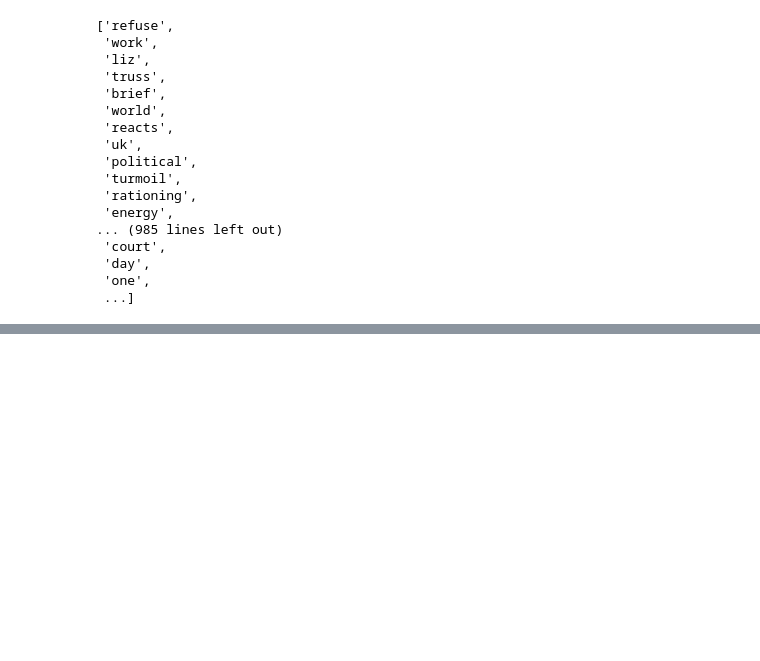
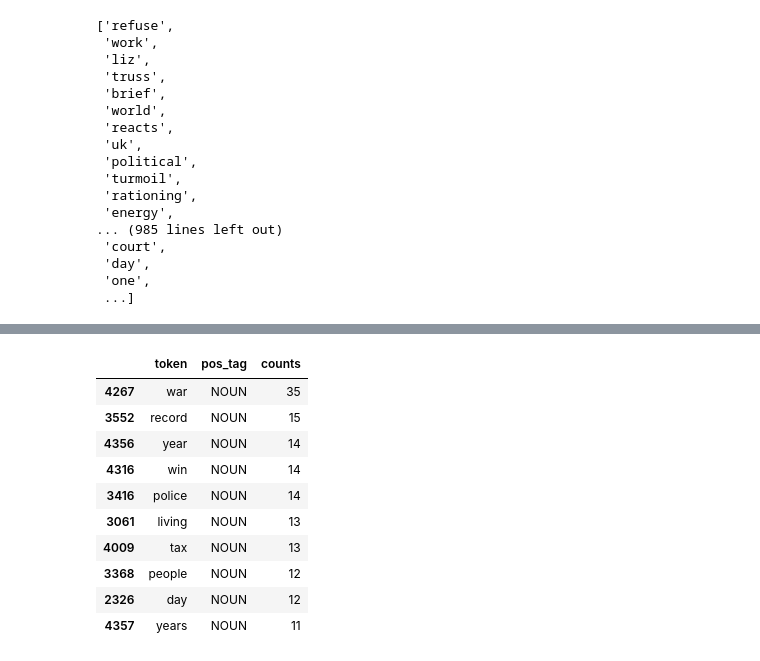
Before and after one commit to EgaSepyana/Ai-Generative, a Jupyter notebook: code/nlp/practical_task_2.ipynb, the cells around one changed output, grey strips where cells are left out. Cells and saved outputs as stored; diff of their text form; code cells hidden in the pictures; blank space fills up the shorter version.

```diff
--- a/code/nlp/practical_task_2.ipynb
+++ b/code/nlp/practical_task_2.ipynb
@@ -160,0 +213,15 @@ token_clean_list
+# %%
+nouns = pos_df_counts[pos_df_counts.pos_tag == 'NOUN'][0:10]
+nouns
+# %% [output]
+|  | token | pos_tag | counts |
+| 4267 | war | NOUN | 35 |
+| 3552 | record | NOUN | 15 |
+| 4356 | year | NOUN | 14 |
+| 4316 | win | NOUN | 14 |
+| 3416 | police | NOUN | 14 |
+| 3061 | living | NOUN | 13 |
+| 4009 | tax | NOUN | 13 |
+| 3368 | people | NOUN | 12 |
+| 2326 | day | NOUN | 12 |
+| 4357 | years | NOUN | 11 |
```
Also changed, not shown: parts of 17 cells of this notebook.
